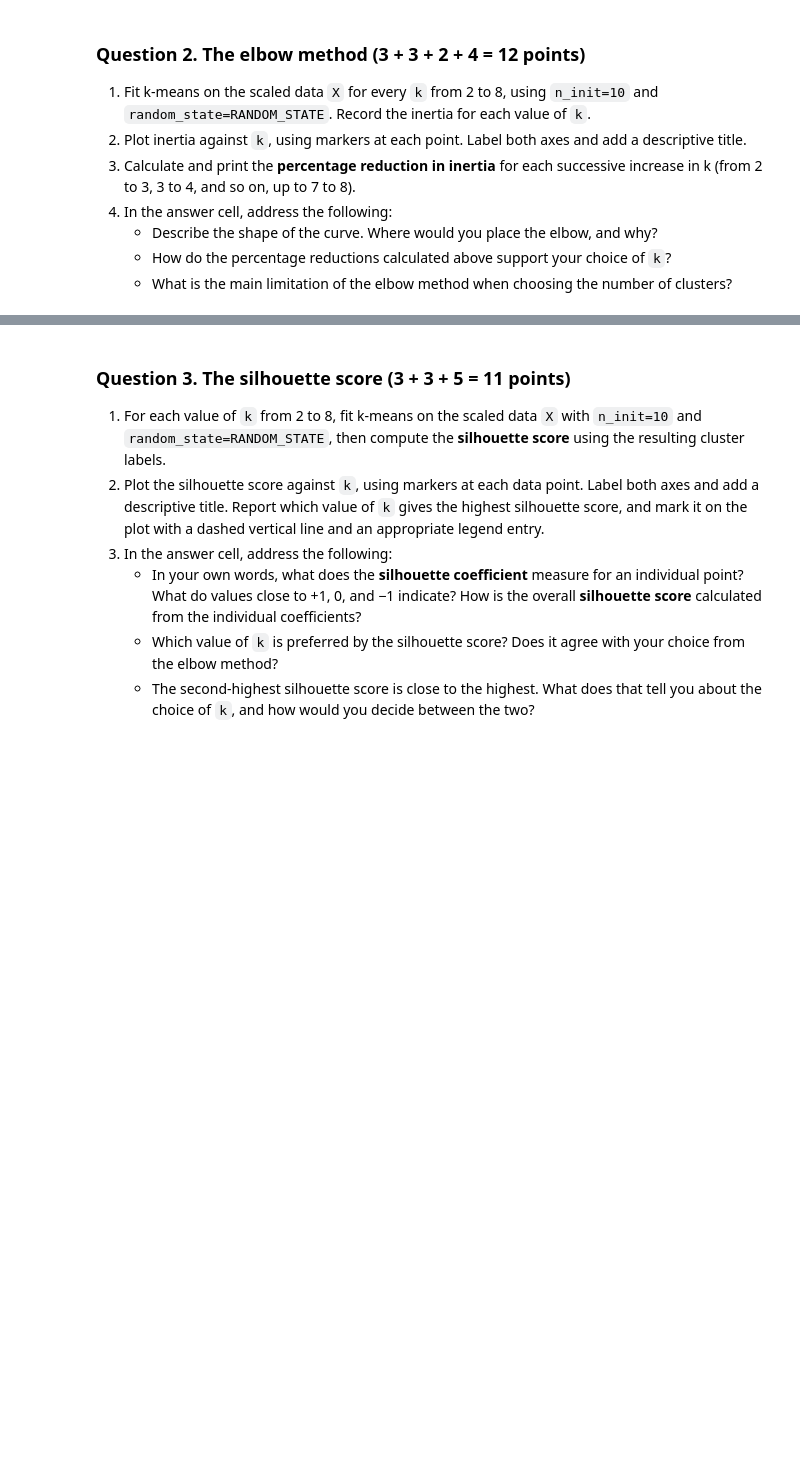
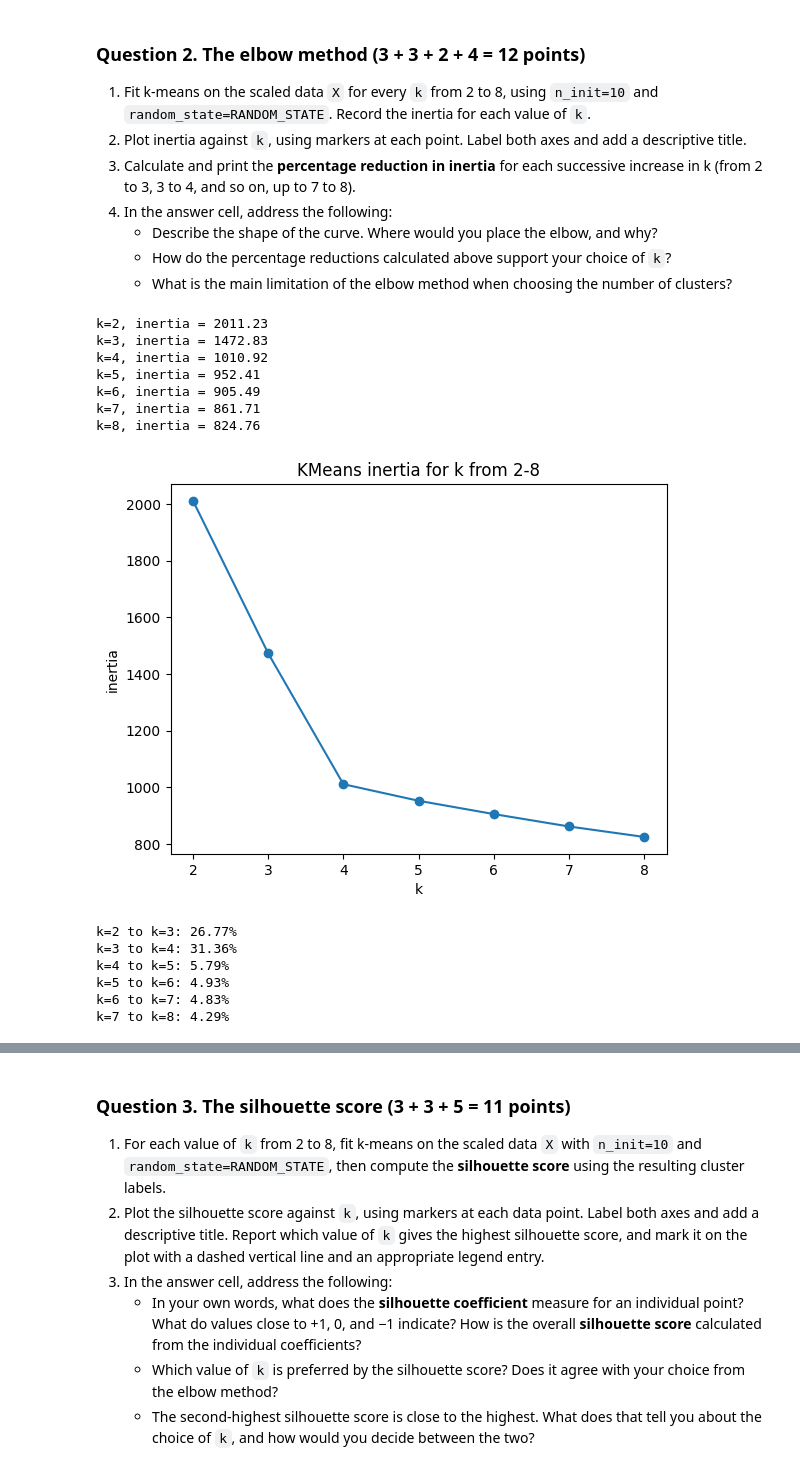
Before and after one commit to DennnnyH/ICS-235-ML-Methods, a Jupyter notebook: Assignment_4/HuangDenny_4.ipynb, the cells around one changed output, grey strips where cells are left out. Saved outputs shown, nothing was run; the diff lists cells and outputs as text; code cells hidden in the pictures; blank space fills up the shorter version.

```diff
--- a/Assignment_4/HuangDenny_4.ipynb
+++ b/Assignment_4/HuangDenny_4.ipynb
@@ -274,3 +274,8 @@ Standard deviation of each column after scaling (should all be 1.0):
 3. In the answer cell, explain in your own words what inertia measures and what a smaller value indicates. Why can inertia alone never tell us the best number of clusters?
 # %%
 # YOUR CODE
+kmeans = KMeans(n_clusters=4, n_init=10, random_state=RANDOM_STATE)
+labels = kmeans.fit_predict(X)
+
+print(pd.Series(labels).value_counts().sort_index()) # number of data points in each cluster
+print(f"Model inertia: {kmeans.inertia_}") # inertia
@@ -290,4 +302,39 @@ Standard deviation of each column after scaling (should all be 1.0):
    - What is the main limitation of the elbow method when choosing the number of clusters?
 # %%
 # YOUR CODE
+inertias = {}
+
+for k in range(2,9):
+    kmeans = KMeans(n_clusters=k, n_init=10, random_state=RANDOM_STATE)
+    labels = kmeans.fit(X)
+    inertias[k] = labels.inertia_
+    print(f"k={k}, inertia = {labels.inertia_:.2f}")
+
+# plot
+plt.plot(list(inertias.keys()), list(inertias.values()), marker="o")
+plt.xlabel("k")
+plt.ylabel("inertia")
+plt.title("KMeans inertia for k from 2-8")
+plt.show()
+
+for key, value in inertias.items():
+    if key == 8:
+        continue
+    reduction = (value - inertias[key + 1]) / value * 100 # percentage reduction in inertia of current to next inertia
+    print(f"k={key} to k={key + 1}: {reduction:.2f}%")
+# %% [output]
+k=2, inertia = 2011.23
+k=3, inertia = 1472.83
+k=4, inertia = 1010.92
+k=5, inertia = 952.41
+k=6, inertia = 905.49
+k=7, inertia = 861.71
+k=8, inertia = 824.76
+[figure, added]
+k=2 to k=3: 26.77%
+k=3 to k=4: 31.36%
+k=4 to k=5: 5.79%
+k=5 to k=6: 4.93%
+k=6 to k=7: 4.83%
+k=7 to k=8: 4.29%
 # %% [markdown]
```
Also changed, not shown: parts of 11 cells of this notebook.
